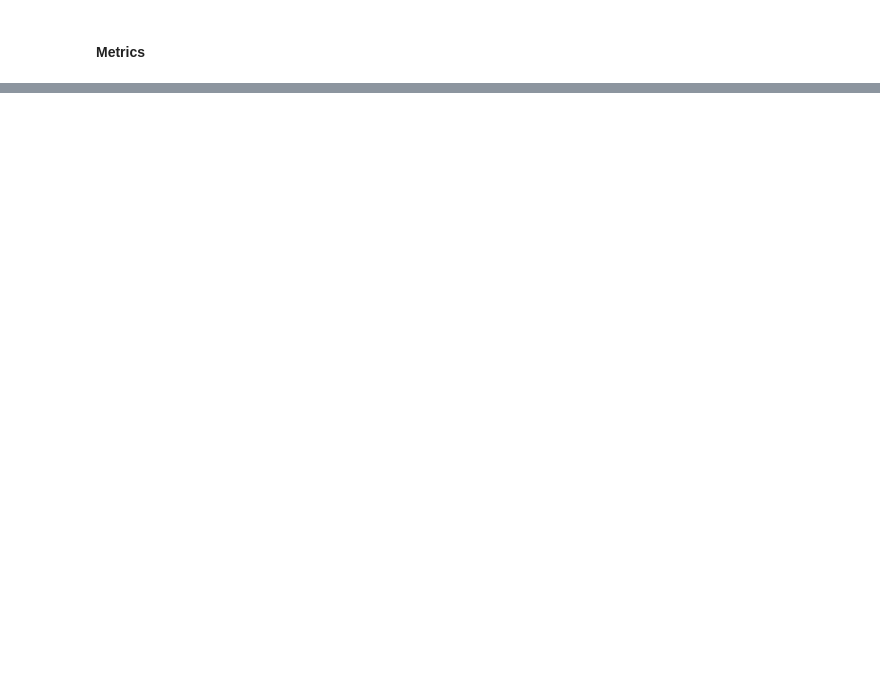
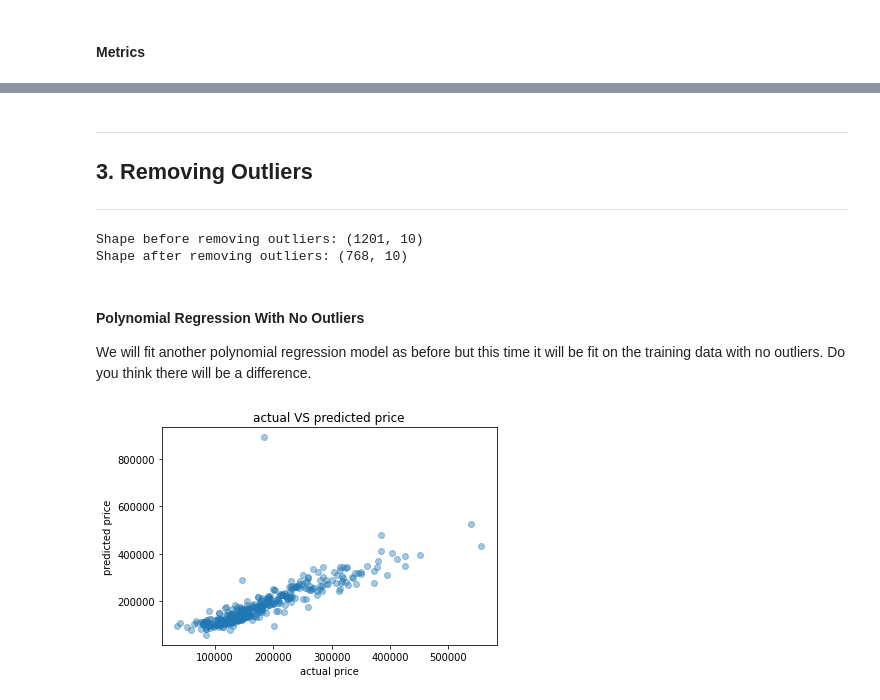
Before and after one commit to jacobdwatters/Machine-Learning-Basics, a Jupyter notebook: regression/02_linreg_sklearn.ipynb, the cells around one changed output, grey strips where cells are left out. Cells and saved outputs as stored; diff of their text form; code cells hidden in the pictures; blank space fills up the shorter version.

```diff
--- a/regression/02_linreg_sklearn.ipynb
+++ b/regression/02_linreg_sklearn.ipynb
@@ -340,0 +390,36 @@ compare_poly[['absolute error']].describe()
+# %% [markdown]
+---
+
+## 3. Removing Outliers
+
+---
+# %%
+# Remove all rows from the training data that have at least one column which is
+# more than 3 standard deviations away from the mean value for that column.
+train_data = pd.DataFrame(np.column_stack((X_train, y_train)))
+data_cliped = train_data[(np.abs(stats.zscore(train_data)) < 3).all(axis=1)]
+
+X_cliped = data_cliped.iloc[:,0:-1].values
+y_cliped = data_cliped.iloc[:,-1].values
+
+print('Shape before removing outliers:', data.shape)
+print('Shape after removing outliers:', data_cliped.shape)
+# %% [output]
+Shape before removing outliers: (1201, 10)
+Shape after removing outliers: (768, 10)
+# %% [markdown]
+#### Polynomial Regression With No Outliers
+
+We will fit another polynomial regression model as before but this time it will be fit on the training data with no outliers. Do you think there will be a difference.
+# %%
+X_poly_cliped = poly_feat.fit_transform(X_cliped)
+polyreg_cliped = LinearRegression().fit(X_poly_cliped, y_cliped)
+y_pred_poly_cliped = polyreg_cliped.predict(X_test_poly)
+
+plt.scatter(y_test, y_pred_poly_cliped, alpha=0.4)
+plt.title('actual VS predicted price')
+plt.xlabel('actual price')
+plt.ylabel('predicted price')
+plt.show()
+# %% [output]
+[figure, added]
```
Also changed, not shown: parts of 26 cells of this notebook.
